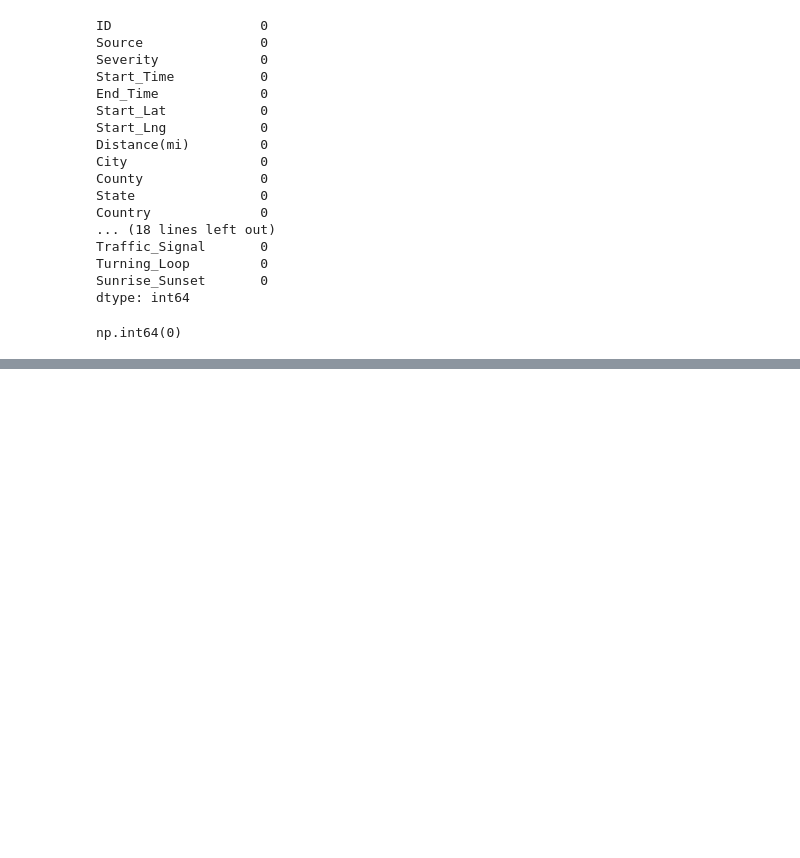
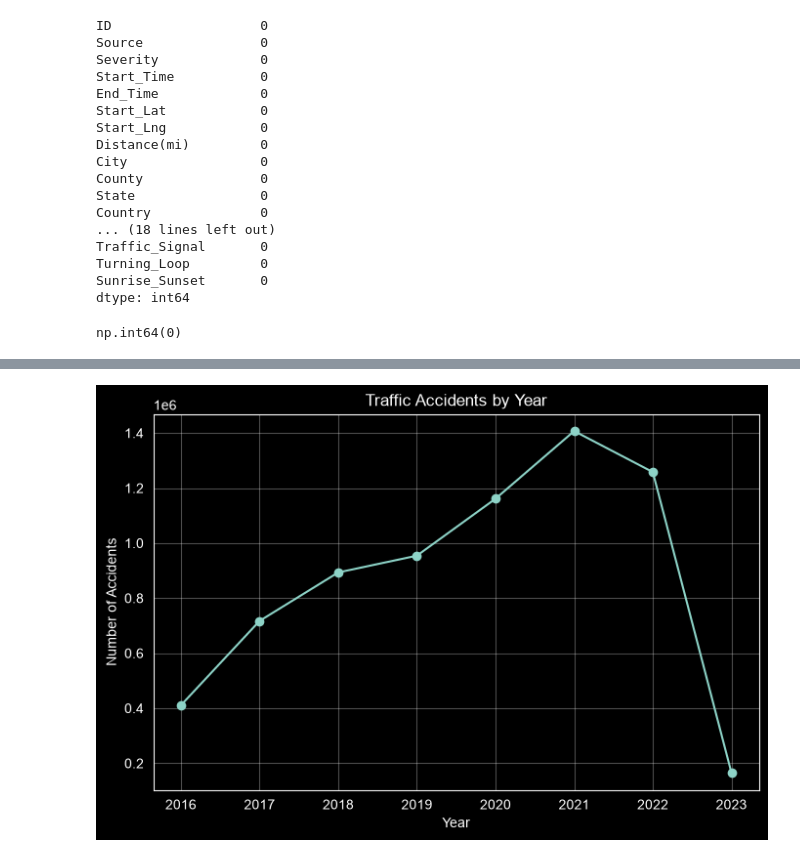
Before and after one commit to masoudtjaik/Data-Analysis-Project-US-ACCIDENT, a Jupyter notebook: US.ipynb, the cells around one changed output, grey strips where cells are left out. Cells and saved outputs as stored; diff of their text form; code cells hidden in the pictures; blank space fills up the shorter version.

Commit message:
Perform data cleaning and add initial accident analysis

```diff
--- a/US.ipynb
+++ b/US.ipynb
@@ -237,0 +248,3 @@ np.int64(0)
+# %%
+df['Start_Time'] = pd.to_datetime(df['Start_Time'],errors="coerce")
+df['Start_Time']
@@ -237,0 +264,8 @@ np.int64(0)
+# %%
+df['Year'] = df['Start_Time'].dt.year
+df['Month'] = df['Start_Time'].dt.month_name()
+df['Hour'] = df['Start_Time'].dt.hour
+df['Day_Name'] = df['Start_Time'].dt.day_name()
+# %%
+accidents_per_year = df.groupby('Year').size().reset_index(name='Accidents_count')
+accidents_per_year
@@ -237,0 +282,10 @@ np.int64(0)
+# %%
+plt.figure(figsize=(8,5))
+plt.plot(accidents_per_year['Year'],accidents_per_year['Accidents_count'],marker='o')
+plt.title('Traffic Accidents by Year')
+plt.xlabel('Year')
+plt.ylabel('Number of Accidents')
+plt.grid(alpha=0.3)
+plt.show()
+# %% [output]
+[figure, added]
```
Also changed, not shown: parts of 15 cells of this notebook, 1 other file.
